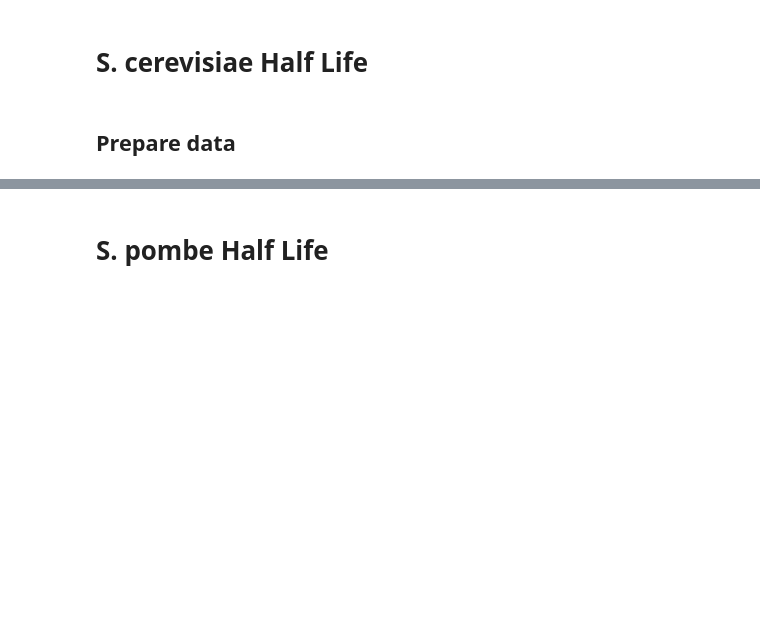
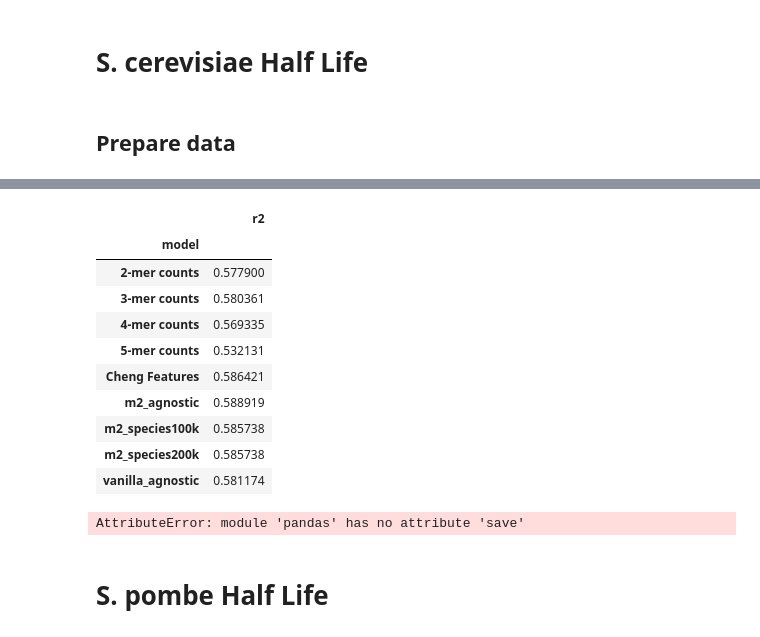
Before and after one commit to flyingkukri/SpeciesLM, a Jupyter notebook: Downstream.ipynb, the cells around one changed output, grey strips where cells are left out. Cells and saved outputs as stored; diff of their text form; code cells hidden in the pictures; blank space fills up the shorter version.

```diff
--- a/Downstream.ipynb
+++ b/Downstream.ipynb
@@ -294,3 +304,21 @@ FileNotFoundError: [Errno 2] No such file or directory: './data/Downstream_Targe
+# %%
+display(metrics_scer.groupby('model').median())
+pred_scer.to_csv("
+#print(scipy.stats.wilcoxon(pred_scer.query('model == "Aware:candida glabrata"')["residual"], pred_scer.query('model == "Agnostic"')["residual"]))
+#print(scipy.stats.wilcoxon(pred_scer.query('model == "Aware:candida glabrata"')["residual"], pred_scer.query('model == "Cheng Features"')["residual"]))
+# %% [output]
+|  | r2 |
+| model |  |
+| 2-mer counts | 0.577900 |
+| 3-mer counts | 0.580361 |
+| 4-mer counts | 0.569335 |
+| 5-mer counts | 0.532131 |
+| Cheng Features | 0.586421 |
+| m2_agnostic | 0.588919 |
+| m2_species100k | 0.585738 |
+| m2_species200k | 0.585738 |
+| vanilla_agnostic | 0.581174 |
+AttributeError: module 'pandas' has no attribute 'save'
 # %% [markdown]
 # S. pombe Half Life
 # %%
```
Also changed, not shown: parts of 10 cells of this notebook, 2 other files.
